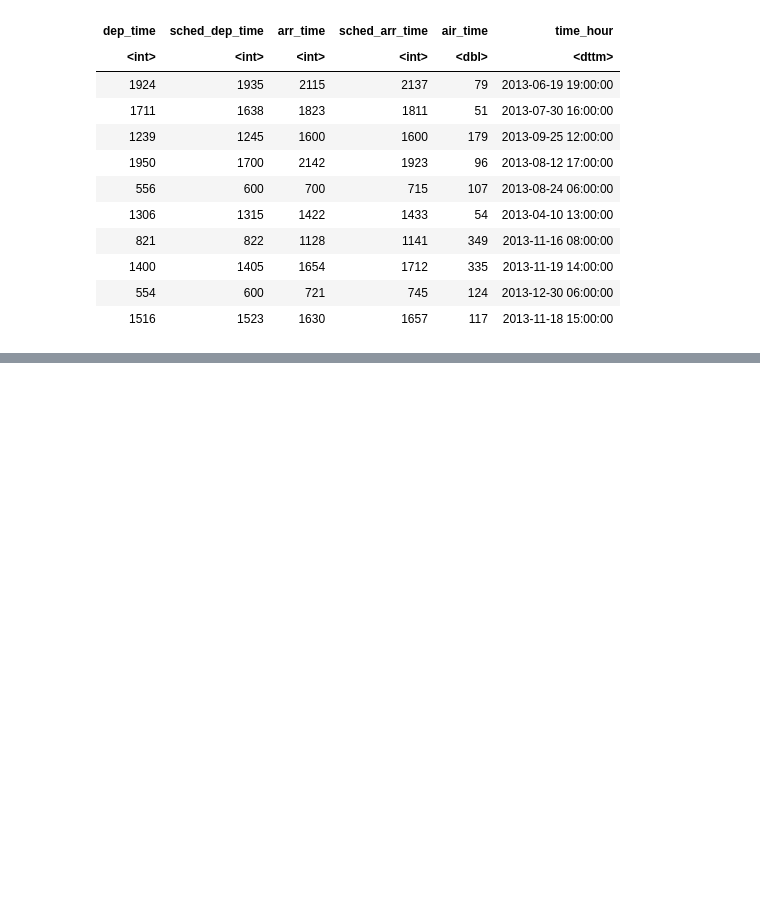
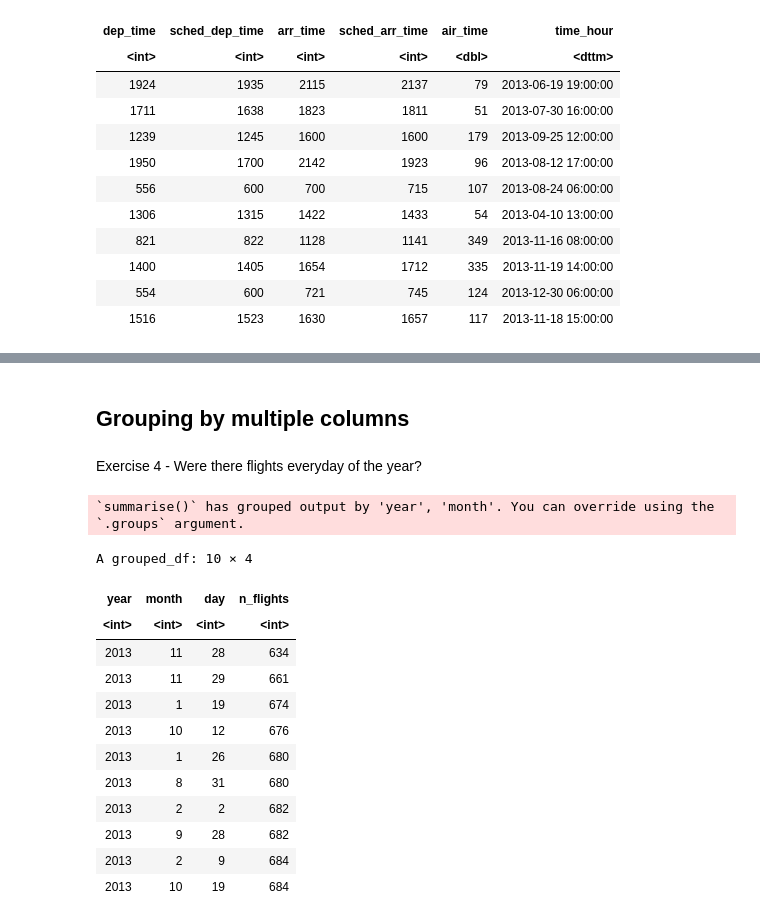
Before and after one commit to victorteodoro/r-for-data-science-code-examples, a Jupyter notebook: chapters/ch03.ipynb, the cells around one changed output, grey strips where cells are left out. Cells and saved outputs as stored; diff of their text form; code cells hidden in the pictures; blank space fills up the shorter version.

```diff
--- a/chapters/ch03.ipynb
+++ b/chapters/ch03.ipynb
@@ -820,0 +950,26 @@ flights |> select(contains("TIME", ignore.case = FALSE)) |> sample_n(10)
+# %% [markdown]
+## Grouping by multiple columns
+# %% [markdown]
+Exercise 4 - Were there flights everyday of the year?
+# %%
+flights |>
+    group_by(year, month, day) |>
+    summarise(n_flights = n()) |>
+    arrange(n_flights) |>
+    head(10)
+# %% [output]
+`summarise()` has grouped output by 'year', 'month'. You can override using the
+`.groups` argument.
+A grouped_df: 10 × 4
+| year | month | day | n_flights |
+| <int> | <int> | <int> | <int> |
+| 2013 | 11 | 28 | 634 |
+| 2013 | 11 | 29 | 661 |
+| 2013 | 1 | 19 | 674 |
+| 2013 | 10 | 12 | 676 |
+| 2013 | 1 | 26 | 680 |
+| 2013 | 8 | 31 | 680 |
+| 2013 | 2 | 2 | 682 |
+| 2013 | 9 | 28 | 682 |
+| 2013 | 2 | 9 | 684 |
+| 2013 | 10 | 19 | 684 |
```
Also changed, not shown: parts of 15 cells of this notebook.
